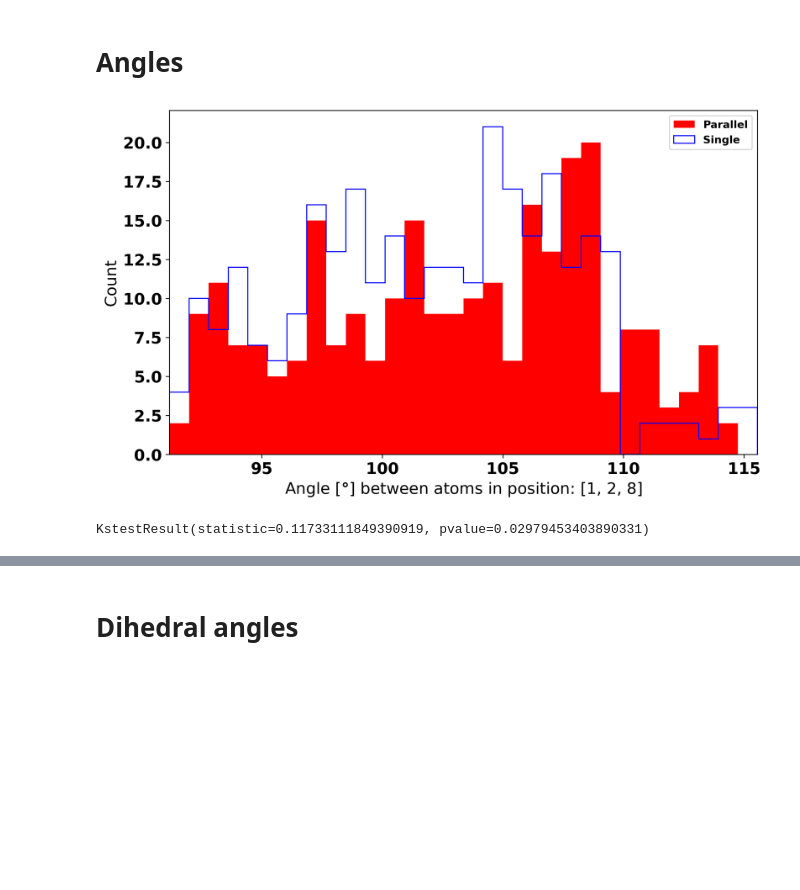
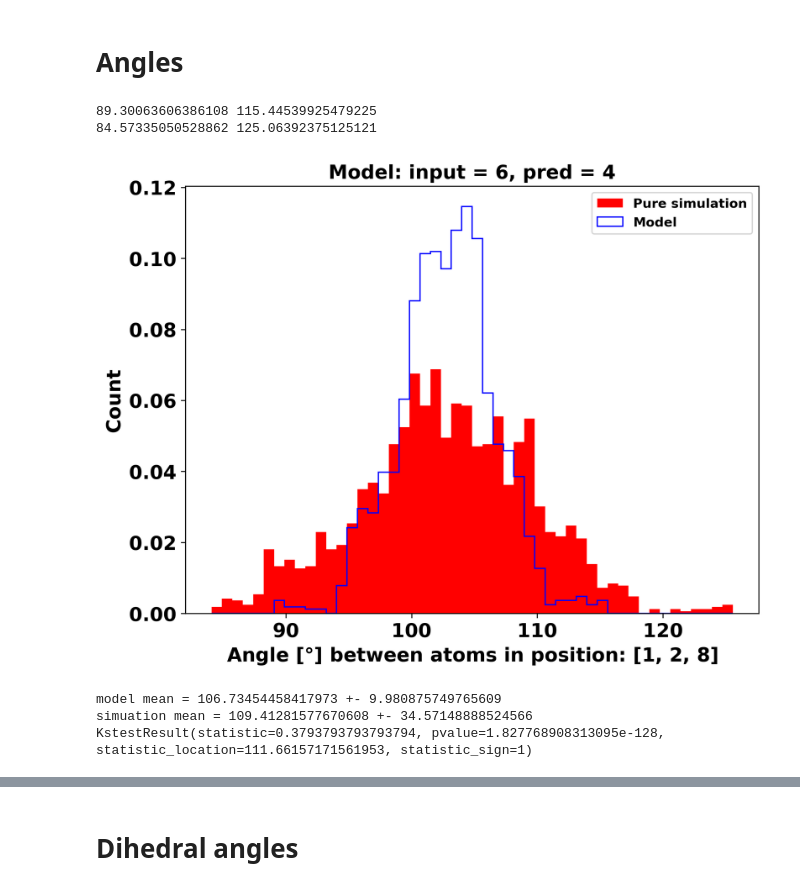
Before and after one commit to BirkDissing/Gemma_group, a Jupyter notebook: Master thesis/Code/Compare_simulations.ipynb, the cells around one changed output, grey strips where cells are left out. Cells and saved outputs as stored; diff of their text form; code cells hidden in the pictures; blank space fills up the shorter version.

Commit message:
data analysis and ppt

```diff
--- a/Master thesis/Code/Compare_simulations.ipynb
+++ b/Master thesis/Code/Compare_simulations.ipynb
@@ -25,5 +25,7 @@ print(plt.rcParams['font.family'])
 # %% [markdown]
 # Load data
 # %%
-mol_single = read("Data\EtOH_moldyn_single.xyz", index=":")
-mol_for = read("Data\EtOH_moldyn_for.xyz", index=":")
+mol_model = read("Data\model_test_8_2.xyz", index=":")
+mol_dyn = read("Data\EtOH_moldyn_data.xyz", index=":"+str(len(mol_model)))
+
+df_model = pd.read_csv("Data\Moldyn_dataframe_test.csv")
@@ -39,0 +40,10 @@ TypeError: '<' not supported between instances of 'Atom' and 'Atom'
+# %%
+force = []
+atom_nr = 0
+for atom in mol_dyn:
+    force.append(atom.get_forces()[atom_nr, 1])
+fig, ax = plt.subplots(figsize=(10,6))
+ax.plot(range(len(mol_dyn)), force, label="Pure simulation", color="r")
+ax.plot(range(len(df_model)), df_model['C1(y)'], label="Model", color="navy")
+ax.legend()
+ax.minorticks_off()
@@ -42,26 +54,33 @@ TypeError: '<' not supported between instances of 'Atom' and 'Atom'
 # %%
 def get_angles(mol, a1, a2, a3):
     angles = []
     for atom in mol:
         angles.append(atom.get_angle(a1, a2, a3))
-    return angles
+    return np.array(angles)
 
-N_bins = 30
+N_bins = 50
 indices = [1, 2, 8]
-range = (min(get_angles(mol_single, *indices))-0.5, max(get_angles(mol_single, *indices))-0.5)
-
-fig, ax = plt.subplots(figsize=(10,6))
-ax.hist(get_angles(mol_for, *indices), bins=N_bins, range=range, label="Parallel", histtype="stepfilled", color="r")
-ax.hist(get_angles(mol_single, *indices), bins=N_bins, range=range, label="Single", histtype="step", color="b")
-ax.set_xlim(range)
-ax.set_xlabel("Angle [$\degree$] between atoms in position: "+str(indices))
-ax.set_ylabel("Count")
+range = (min(get_angles(mol_dyn, *indices))-0.5, max(get_angles(mol_dyn, *indices))+0.5)
+print(min(get_angles(mol_model, *indices)), max(get_angles(mol_model, *indices)))
+print(min(get_angles(mol_dyn, *indices)), max(get_angles(mol_dyn, *indices)))
+fig, ax = plt.subplots(figsize=(8,6))
+ax.hist(get_angles(mol_dyn, *indices), bins=N_bins, range=range, density=True, label="Pure simulation", histtype="stepfilled", color="r")
+ax.hist(get_angles(mol_model, *indices), bins=N_bins, range=range, density=True, label="Model", histtype="step", color="b")
+ax.set_xlabel("Angle [$\degree$] between atoms in position: "+str(indices), fontweight="bold")
+ax.set_ylabel("Count", fontweight="bold")
+ax.set_title("Model: input = 6, pred = 4", fontweight="bold")
 plt.minorticks_off()
 plt.legend()
 plt.show()
 # %% [output]
+89.30063606386108 115.44539925479225
+84.57335050528862 125.06392375125121
-[figure, old version]
+[figure, new version]
-# %%
-print(compare_KS(get_angles(mol_single, *indices), get_angles(mol_for, *indices)))
-# %% [output]
-KstestResult(statistic=0.11733111849390919, pvalue=0.02979453403890331)
+# %%
+print("model mean =",np.mean(get_angles(mol_model, *indices)),"+-",np.var(get_angles(mol_model, *indices)))
+print("simuation mean =",np.mean(get_angles(mol_dyn, *indices)),"+-",np.var(get_angles(mol_dyn, *indices)))
+print(compare_KS(get_angles(mol_model, *indices), get_angles(mol_dyn, *indices)))
+# %% [output]
+model mean = 106.73454458417973 +- 9.980875749765609
+simuation mean = 109.41281577670608 +- 34.57148888524566
+KstestResult(statistic=0.3793793793793794, pvalue=1.827768908313095e-128, statistic_location=111.66157171561953, statistic_sign=1)
```
Also changed, not shown: parts of 13 cells of this notebook, 19 other files.
